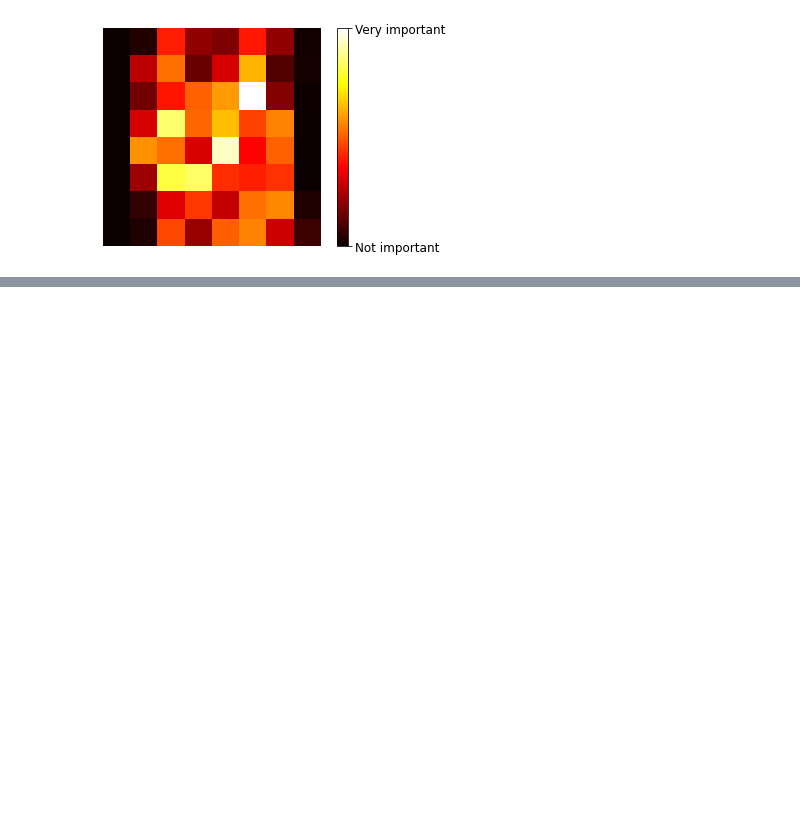
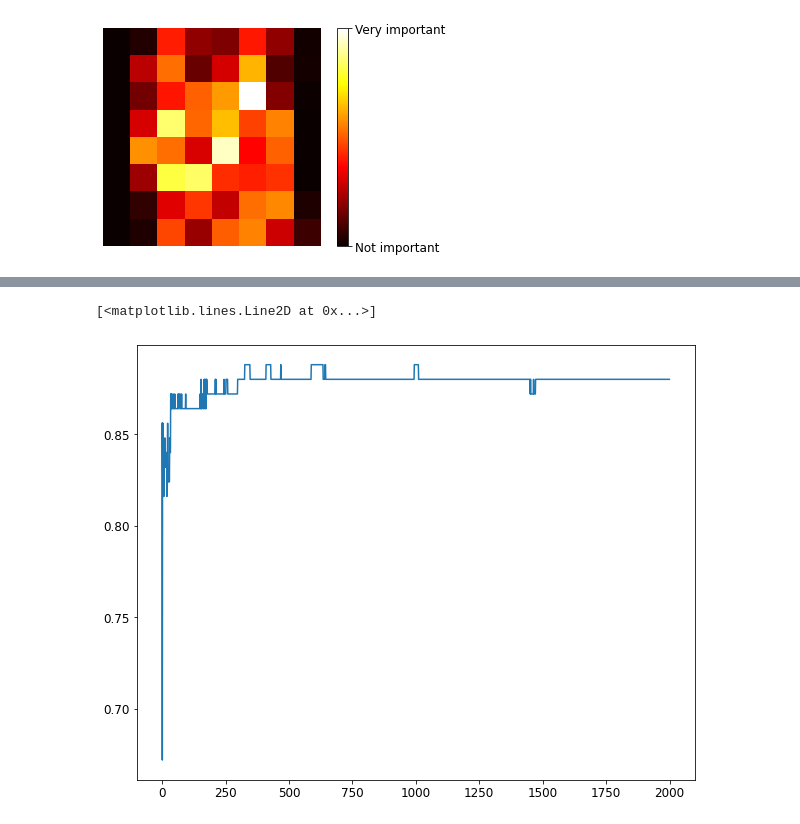
Before and after one commit to hse-ds/iad-intro-ds, a Jupyter notebook: seminars/sem_ensembles/ensembles.ipynb, the cells around one changed output, grey strips where cells are left out. Cells and saved outputs as stored; diff of their text form; code cells hidden in the pictures; blank space fills up the shorter version.

```diff
--- a/seminars/sem_ensembles/ensembles.ipynb
+++ b/seminars/sem_ensembles/ensembles.ipynb
@@ -305,0 +362,3 @@ plt.show()
+# %%
+rnd_clf = RandomForestClassifier(n_estimators=2000, max_leaf_nodes=16, max_depth=2, n_jobs=-1, random_state=42)
+rnd_clf.fit(X_train, y_train)
@@ -305,0 +377,13 @@ plt.show()
+# %%
+y_predict = np.zeros_like(y_test).astype(np.float32)
+quality = []
+
+for i, tree in enumerate(rnd_clf.estimators_):
+    y_predict += tree.predict(X_test)
+    quality.append(accuracy_score(y_test, y_predict > (i + 1) / 2))
+# %%
+plt.figure(figsize=(10, 8))
+plt.plot(quality)
+# %% [output]
+[<matplotlib.lines.Line2D at 0x...>]
+[figure, added]
```
Also changed, not shown: parts of 15 cells of this notebook.
